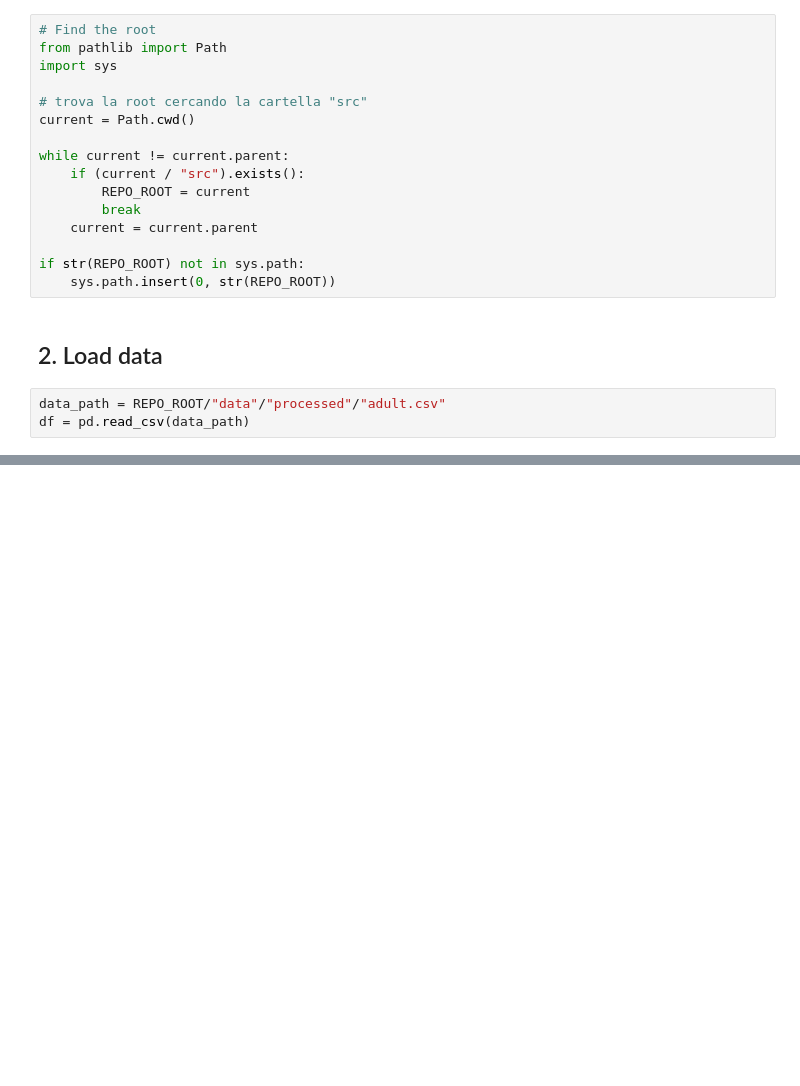
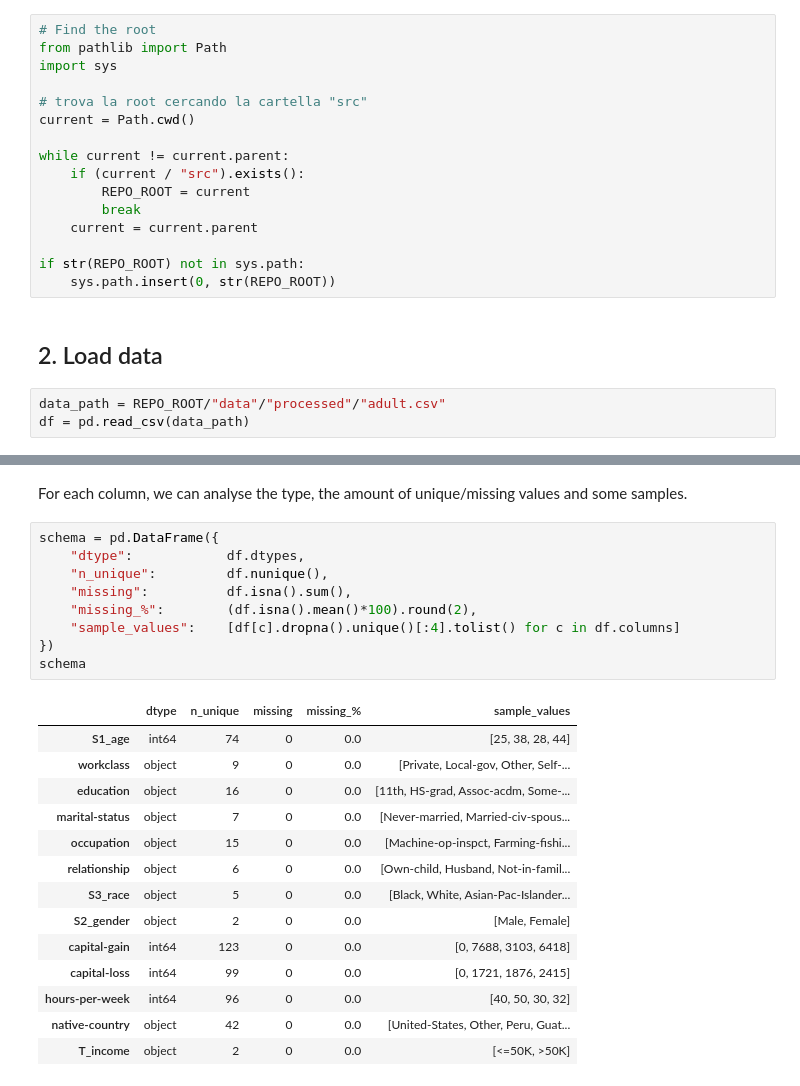
Before and after one commit to Erhtric/fairmind-causal-fairness-analysis, a Jupyter notebook: notebooks/soldani_task/1_adult_exploration.ipynb, the cells around one changed output, grey strips where cells are left out. Saved outputs shown, nothing was run; the diff lists cells and outputs as text; blank space fills up the shorter version.

```diff
--- a/notebooks/soldani_task/1_adult_exploration.ipynb
+++ b/notebooks/soldani_task/1_adult_exploration.ipynb
@@ -35,0 +45,26 @@ The first step is to explore the dataset in order to understand its structure an
+# %% [markdown]
+For each column, we can analyse the type, the amount of unique/missing values and some samples.
+# %%
+schema = pd.DataFrame({
+    "dtype":            df.dtypes,
+    "n_unique":         df.nunique(),
+    "missing":          df.isna().sum(),
+    "missing_%":        (df.isna().mean()*100).round(2),
+    "sample_values":    [df[c].dropna().unique()[:4].tolist() for c in df.columns]
+})
+schema
+# %% [output]
+|  | dtype | n_unique | missing | missing_% | sample_values |
+| S1_age | int64 | 74 | 0 | 0.0 | [25, 38, 28, 44] |
+| workclass | object | 9 | 0 | 0.0 | [Private, Local-gov, Other, Self-... |
+| education | object | 16 | 0 | 0.0 | [11th, HS-grad, Assoc-acdm, Some-... |
+| marital-status | object | 7 | 0 | 0.0 | [Never-married, Married-civ-spous... |
+| occupation | object | 15 | 0 | 0.0 | [Machine-op-inspct, Farming-fishi... |
+| relationship | object | 6 | 0 | 0.0 | [Own-child, Husband, Not-in-famil... |
+| S3_race | object | 5 | 0 | 0.0 | [Black, White, Asian-Pac-Islander... |
+| S2_gender | object | 2 | 0 | 0.0 | [Male, Female] |
+| capital-gain | int64 | 123 | 0 | 0.0 | [0, 7688, 3103, 6418] |
+| capital-loss | int64 | 99 | 0 | 0.0 | [0, 1721, 1876, 2415] |
+| hours-per-week | int64 | 96 | 0 | 0.0 | [40, 50, 30, 32] |
+| native-country | object | 42 | 0 | 0.0 | [United-States, Other, Peru, Guat... |
+| T_income | object | 2 | 0 | 0.0 | [<=50K, >50K] |
```
Also changed, not shown: parts of 10 cells of this notebook.
